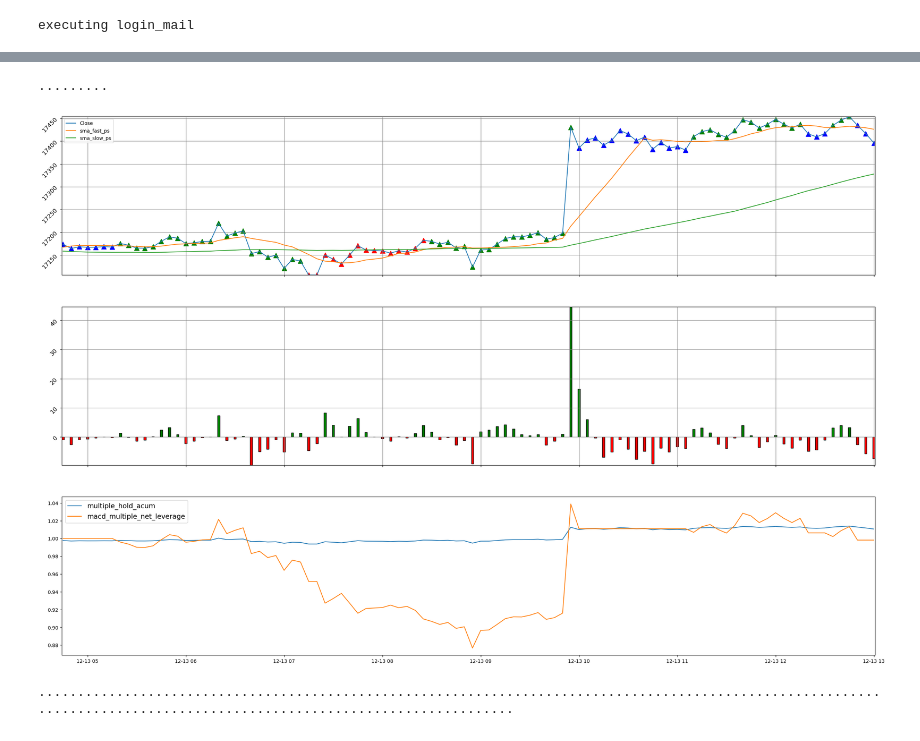
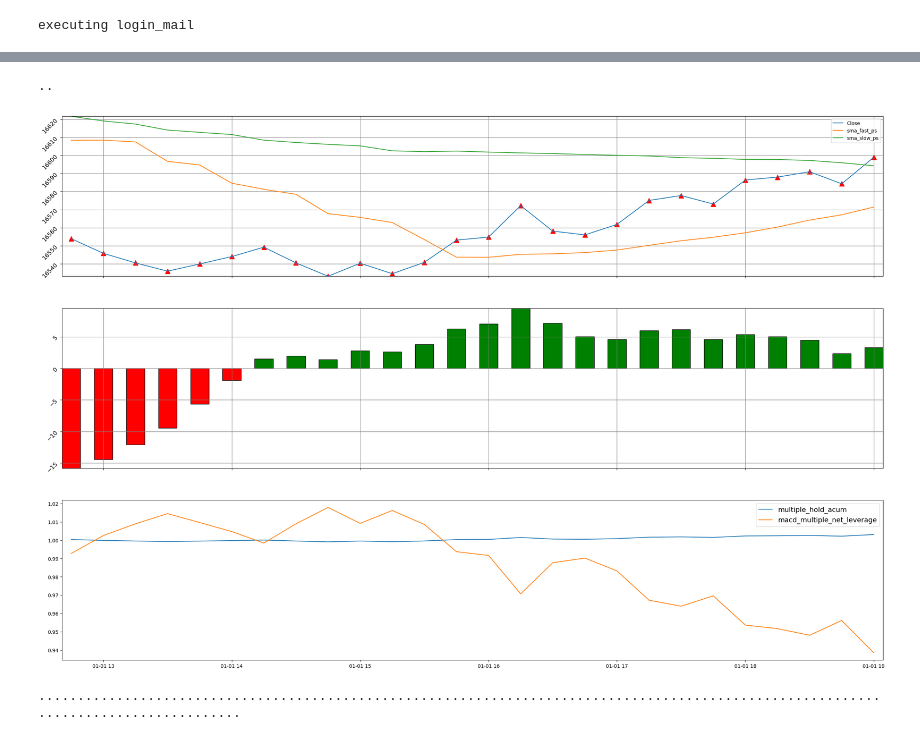
Before and after one commit to jparraporcar/binance-futures-trading-bot, a Jupyter notebook: trader/long_short/futures_trader/futures_trader.ipynb, the cells around one changed output, grey strips where cells are left out. Cells and saved outputs as stored; diff of their text form; code cells hidden in the pictures.

```diff
--- a/trader/long_short/futures_trader/futures_trader.ipynb
+++ b/trader/long_short/futures_trader/futures_trader.ipynb
@@ -973,7 +924,8 @@ pd.set_option('display.max_rows', None)
 # %%
 pd.set_option('display.max_columns', None)
 # %%
-test_trader = Futures_trader(api_key=tokyo_data.TESTNET_API_KEY , api_secret=tokyo_data.TESTNET_API_SECRET, testnet=True, symbol='BTCUSDT', units='0.1', interval='5m', ema_slow=20, ema_fast=2, ema_signal=2, sma_slow=60, sma_fast=10, sl=0.001, tp=0.02, leverage=10, bot_name='futures_trader', assigned_duration_minutes=7200, assigned_emergency_price_chg_pu=None, emg_chg_type=None)
+
+test_trader = Futures_trader(api_key=tokyo_data.TESTNET_API_KEY , api_secret=tokyo_data.TESTNET_API_SECRET, testnet=True, symbol='BTCUSDT', units='1', interval='15m', ema_slow=20, ema_fast=5, ema_signal=5, sma_slow=60, sma_fast=15, sl=None, tp=None, leverage=20, bot_name='futures_trader', assigned_duration_minutes=7200, assigned_emergency_price_chg_pu=None, emg_chg_type=None)
 # %% [output]
 executing login_mail
 # %%
@@ -990,8 +958,8 @@ test_trader.start_trading()
 # %%
 #test_trader.trade_start_time_utc
 # %%
-test_trader.plot_results(width_bars=0.001)
+test_trader.plot_results(width_bars=0.006)
 # %% [output]
-.........
+..
-[figure, old version]
+[figure, new version]
-.........................................................................................................................................................................
+......................................................................................................................................
```
Also changed, not shown: parts of 8 cells of this notebook, 11 other files.
